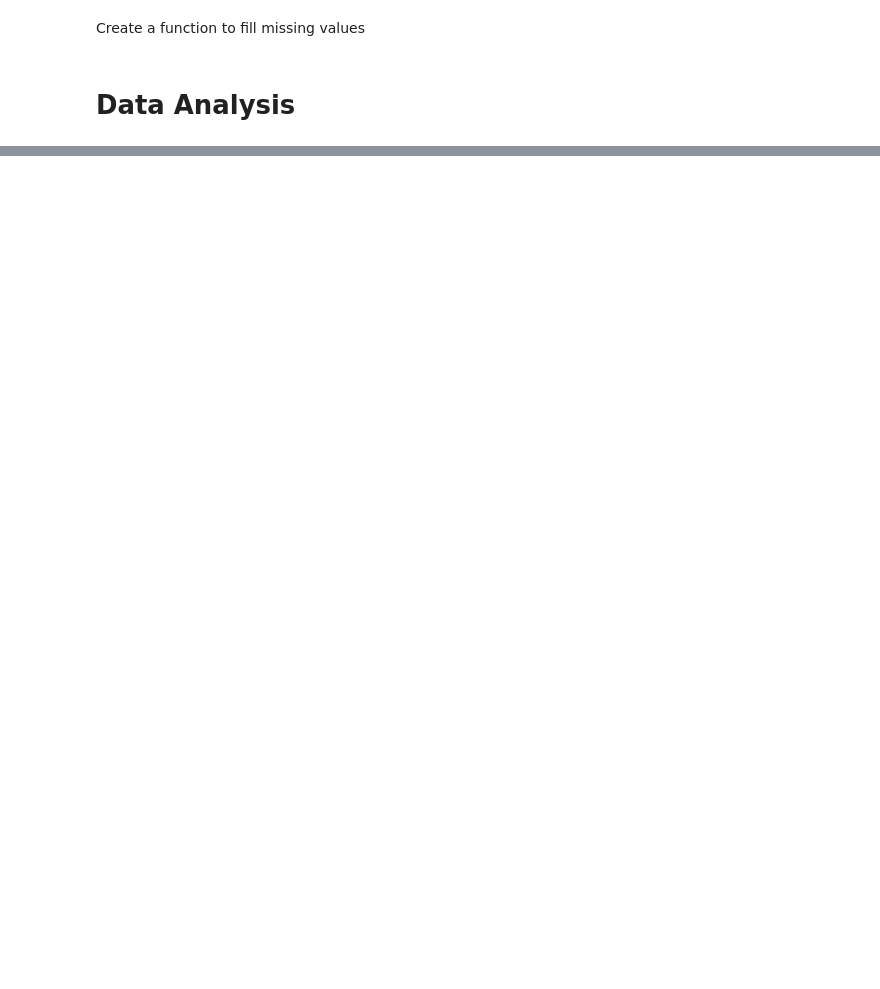
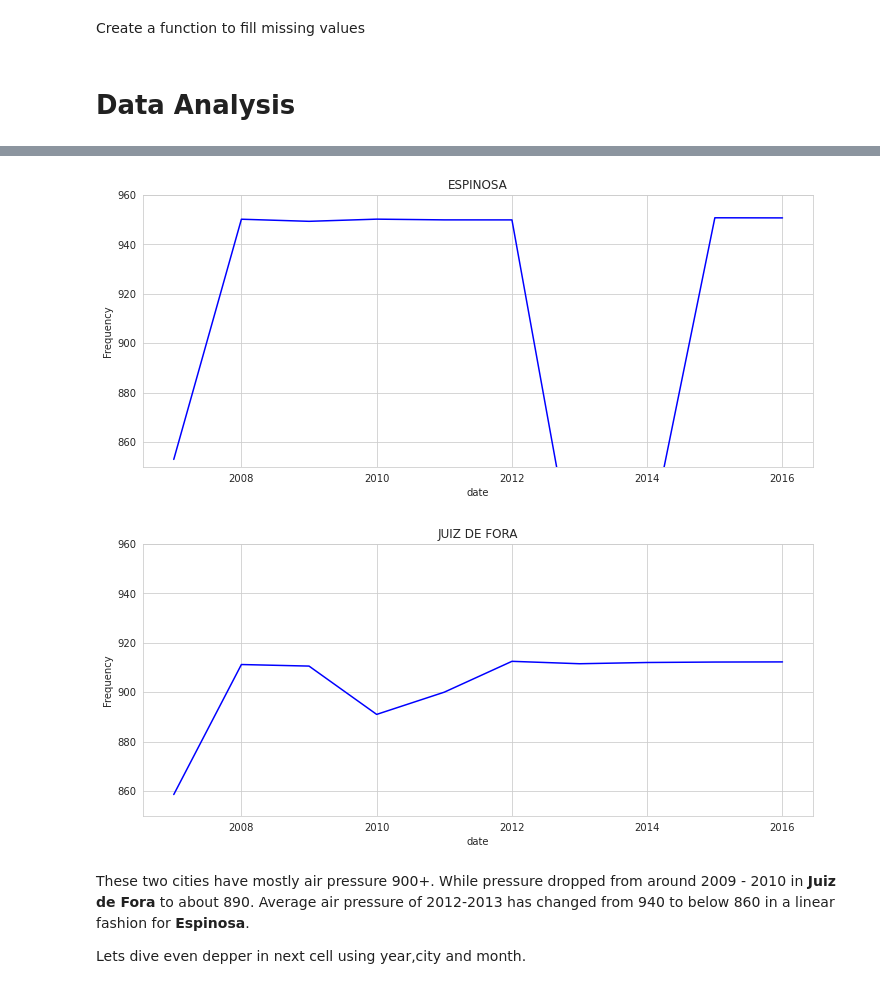
Before and after one commit to ducnguyen4993/Hourly-Weather-Surface---Brazil-Southeast-region-Data-Analysis, a Jupyter notebook: weather data analysis.ipynb, the cells around one changed output, grey strips where cells are left out. Cells and saved outputs as stored; diff of their text form; code cells hidden in the pictures; blank space fills up the shorter version.

```diff
--- a/weather data analysis.ipynb
+++ b/weather data analysis.ipynb
@@ -310,0 +315,2 @@ sample_df['gust'] = sample_df[['temp','gust']].apply(fill_missing_gust,axis=1)
+# %%
+air_df=sample_df[['city','prov','stp','smax','smin']]
@@ -310,0 +362,23 @@ sample_df['gust'] = sample_df[['temp','gust']].apply(fill_missing_gust,axis=1)
+# %%
+def pressure_city_yearly(val):
+    b=air_df[air_df['city']==val]
+    yearly=b.groupby(b.index.year)['stp'].agg('mean')
+#     print(val)
+#     print(yearly)
+    plt.figure(figsize=(12,5))
+    yearly.plot(kind='line',color='blue')
+    plt.title(val.upper())
+    plt.ylim((850,960))
+    plt.ylabel("Frequency")
+# %%
+
+pressure_city_yearly('Espinosa');
+# pressure_city_yearly('Afonso Cláudio');
+pressure_city_yearly('Juiz de Fora');
+# %% [output]
+[figure, added]
+[figure, added]
+# %% [markdown]
+These two cities have mostly air pressure 900+. While pressure dropped from around 2009 - 2010 in **Juiz de Fora** to about 890. Average air pressure of 2012-2013 has changed  from 940 to below 860 in a linear fashion for **Espinosa**.
+
+Lets dive even depper in next cell using year,city and month.
```
Also changed, not shown: parts of 66 cells of this notebook.
